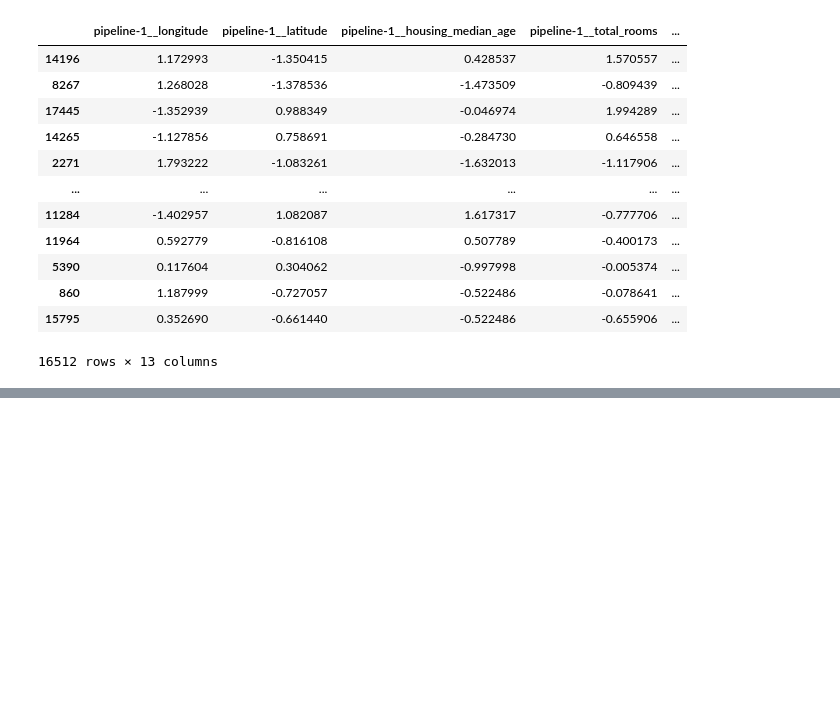
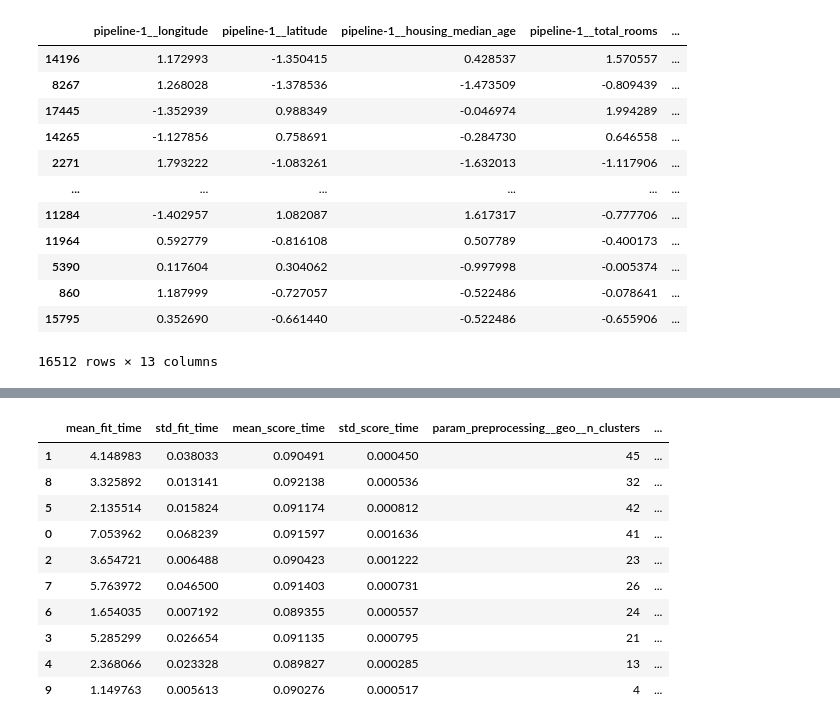
Before and after one commit to bundela05/mlcodez, a Jupyter notebook: ai and ml/code/stratifiedRandomSampling.ipynb, the cells around one changed output, grey strips where cells are left out. Drawn from its saved outputs; the diff is of its cells as text; code cells hidden in the pictures; blank space fills up the shorter version.

```diff
--- a/ai and ml/code/stratifiedRandomSampling.ipynb
+++ b/ai and ml/code/stratifiedRandomSampling.ipynb
@@ -412,0 +587,13 @@ pd.DataFrame(housing_prepared , columns=preprocessing.get_feature_names_out() ,
+# %%
+full_pipeline = Pipeline([
+    ("preprocessing" , preprocessing),
+    ("random_forest", RandomForestRegressor(random_state=42))
+])
+
+param_grid = [
+    {'preprocessing__geo__n_clusters': [5, 8, 10],
+    'random_forest__max_features': [4, 6, 8]
+    },
+    {'preprocessing__geo__n_clusters': [10, 15],
+    'random_forest__max_features': [6, 8, 10]
+    }]
@@ -412,0 +663,11 @@ pd.DataFrame(housing_prepared , columns=preprocessing.get_feature_names_out() ,
+# %%
+from sklearn.model_selection import RandomizedSearchCV
+from scipy.stats import randint
+
+params_dist = {
+    'preprocessing__geo__n_clusters': randint(low=3, high=50),
+    'random_forest__max_features': randint(low=2, high=20)
+}
+# %%
+rnd_search = RandomizedSearchCV(full_pipeline, param_distributions=params_dist, n_iter=10, cv=3,
+scoring='neg_root_mean_squared_error', random_state=42)
@@ -412,0 +694,17 @@ pd.DataFrame(housing_prepared , columns=preprocessing.get_feature_names_out() ,
+# %%
+rn_res = pd.DataFrame(rnd_search.cv_results_)
+rn_res.sort_values(by="mean_test_score", ascending=False, inplace=True)
+# %%
+rn_res
+# %% [output]
+|  | mean_fit_time | std_fit_time | mean_score_time | std_score_time | param_preprocessing__geo__n_clusters | ... |
+| 1 | 4.148983 | 0.038033 | 0.090491 | 0.000450 | 45 | ... |
+| 8 | 3.325892 | 0.013141 | 0.092138 | 0.000536 | 32 | ... |
+| 5 | 2.135514 | 0.015824 | 0.091174 | 0.000812 | 42 | ... |
+| 0 | 7.053962 | 0.068239 | 0.091597 | 0.001636 | 41 | ... |
+| 2 | 3.654721 | 0.006488 | 0.090423 | 0.001222 | 23 | ... |
+| 7 | 5.763972 | 0.046500 | 0.091403 | 0.000731 | 26 | ... |
+| 6 | 1.654035 | 0.007192 | 0.089355 | 0.000557 | 24 | ... |
+| 3 | 5.285299 | 0.026654 | 0.091135 | 0.000795 | 21 | ... |
+| 4 | 2.368066 | 0.023328 | 0.089827 | 0.000285 | 13 | ... |
+| 9 | 1.149763 | 0.005613 | 0.090276 | 0.000517 | 4 | ... |
```
Also changed, not shown: parts of 25 cells of this notebook, 1 other file.
